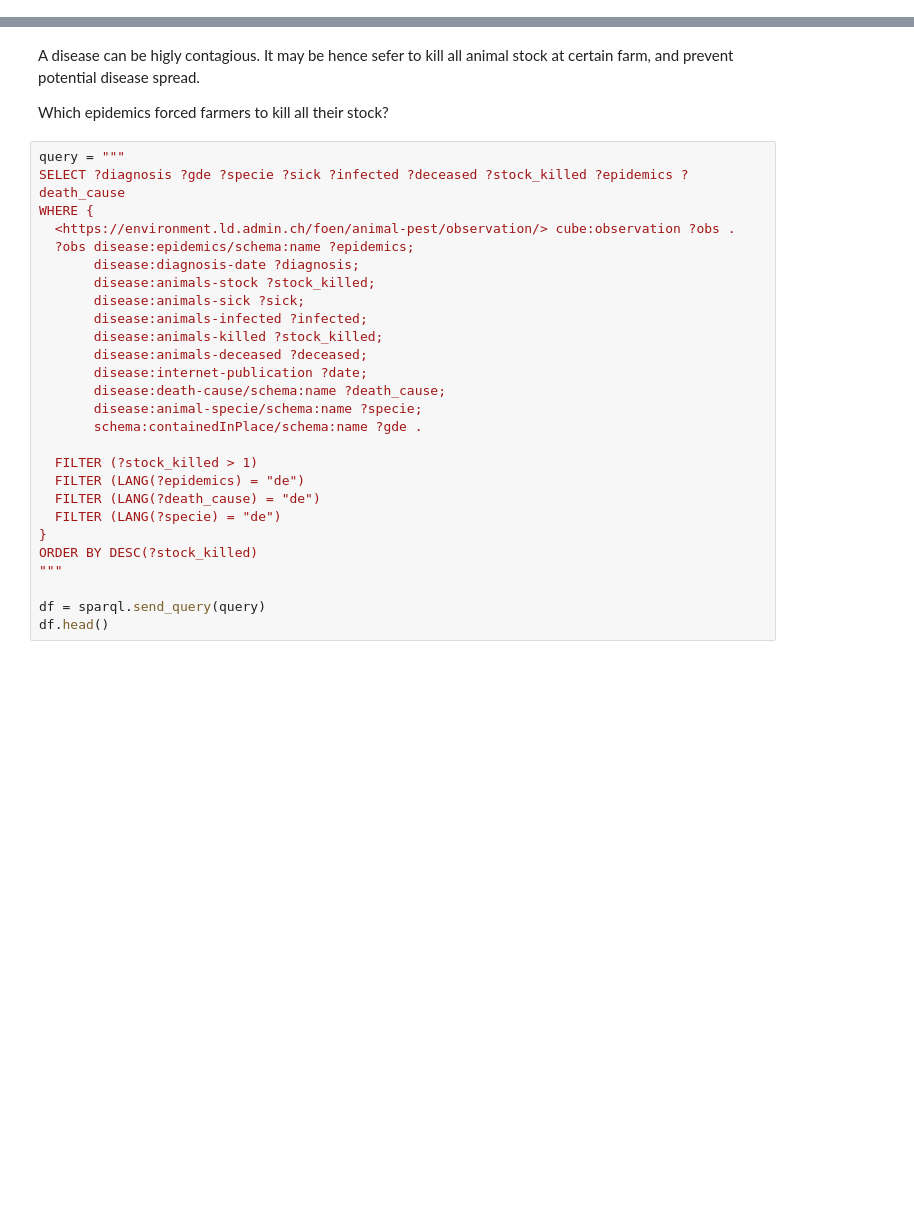
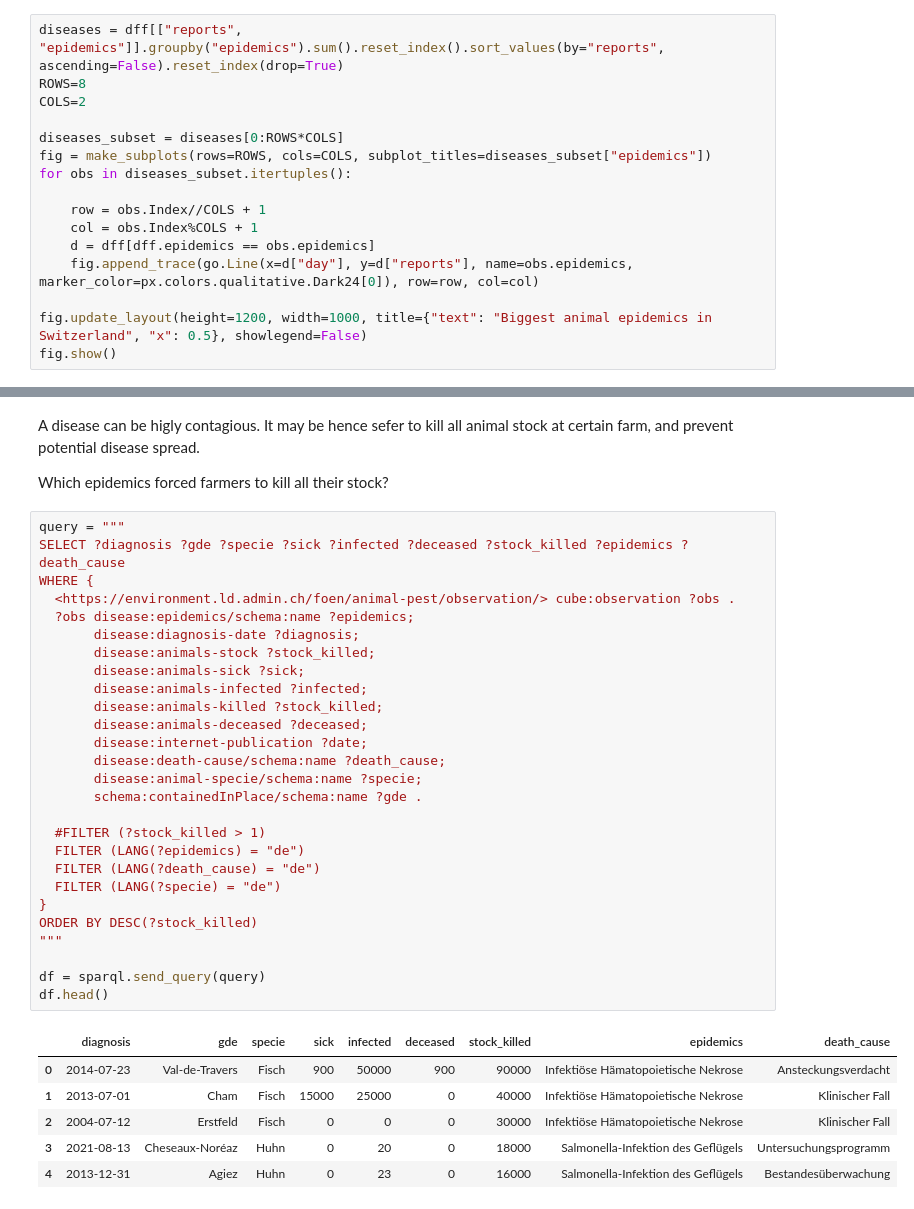
Before and after one commit to zazuko/notebooks, a Jupyter notebook: notebooks/animal-disease/epidemics.ipynb, the cells around one changed output, grey strips where cells are left out. Cells and saved outputs as stored; diff of their text form; blank space fills up the shorter version.

```diff
--- a/notebooks/animal-disease/epidemics.ipynb
+++ b/notebooks/animal-disease/epidemics.ipynb
@@ -231,0 +319,16 @@ df.head()
+# %%
+diseases = dff[["reports", "epidemics"]].groupby("epidemics").sum().reset_index().sort_values(by="reports", ascending=False).reset_index(drop=True)
+ROWS=8
+COLS=2
+
+diseases_subset = diseases[0:ROWS*COLS]
+fig = make_subplots(rows=ROWS, cols=COLS, subplot_titles=diseases_subset["epidemics"])
+for obs in diseases_subset.itertuples():
+
+    row = obs.Index//COLS + 1
+    col = obs.Index%COLS + 1
+    d = dff[dff.epidemics == obs.epidemics]
+    fig.append_trace(go.Line(x=d["day"], y=d["reports"], name=obs.epidemics, marker_color=px.colors.qualitative.Dark24[0]), row=row, col=col)
+
+fig.update_layout(height=1200, width=1000, title={"text": "Biggest animal epidemics in Switzerland", "x": 0.5}, showlegend=False)
+fig.show()
@@ -264,27 +453,34 @@ Which epidemics forced farmers to kill all their stock?
 # %%
 query = """
 SELECT ?diagnosis ?gde ?specie ?sick ?infected ?deceased ?stock_killed ?epidemics ?death_cause
 WHERE {
   <https://environment.ld.admin.ch/foen/animal-pest/observation/> cube:observation ?obs .
   ?obs disease:epidemics/schema:name ?epidemics;
        disease:diagnosis-date ?diagnosis;
        disease:animals-stock ?stock_killed;
        disease:animals-sick ?sick;
        disease:animals-infected ?infected;
        disease:animals-killed ?stock_killed;
        disease:animals-deceased ?deceased;
        disease:internet-publication ?date;
        disease:death-cause/schema:name ?death_cause;
        disease:animal-specie/schema:name ?specie;
        schema:containedInPlace/schema:name ?gde .
 
-  FILTER (?stock_killed > 1)
+  #FILTER (?stock_killed > 1)
   FILTER (LANG(?epidemics) = "de")
   FILTER (LANG(?death_cause) = "de")
   FILTER (LANG(?specie) = "de")
 }
 ORDER BY DESC(?stock_killed)
 """
 
 df = sparql.send_query(query)
 df.head()
+# %% [output]
+|  | diagnosis | gde | specie | sick | infected | deceased | stock_killed | epidemics | death_cause |
+| 0 | 2014-07-23 | Val-de-Travers | Fisch | 900 | 50000 | 900 | 90000 | Infektiöse Hämatopoietische Nekrose | Ansteckungsverdacht |
+| 1 | 2013-07-01 | Cham | Fisch | 15000 | 25000 | 0 | 40000 | Infektiöse Hämatopoietische Nekrose | Klinischer Fall |
+| 2 | 2004-07-12 | Erstfeld | Fisch | 0 | 0 | 0 | 30000 | Infektiöse Hämatopoietische Nekrose | Klinischer Fall |
+| 3 | 2021-08-13 | Cheseaux-Noréaz | Huhn | 0 | 20 | 0 | 18000 | Salmonella-Infektion des Geflügels | Untersuchungsprogramm |
+| 4 | 2013-12-31 | Agiez | Huhn | 0 | 23 | 0 | 16000 | Salmonella-Infektion des Geflügels | Bestandesüberwachung |
```
Also changed, not shown: parts of 18 cells of this notebook.
